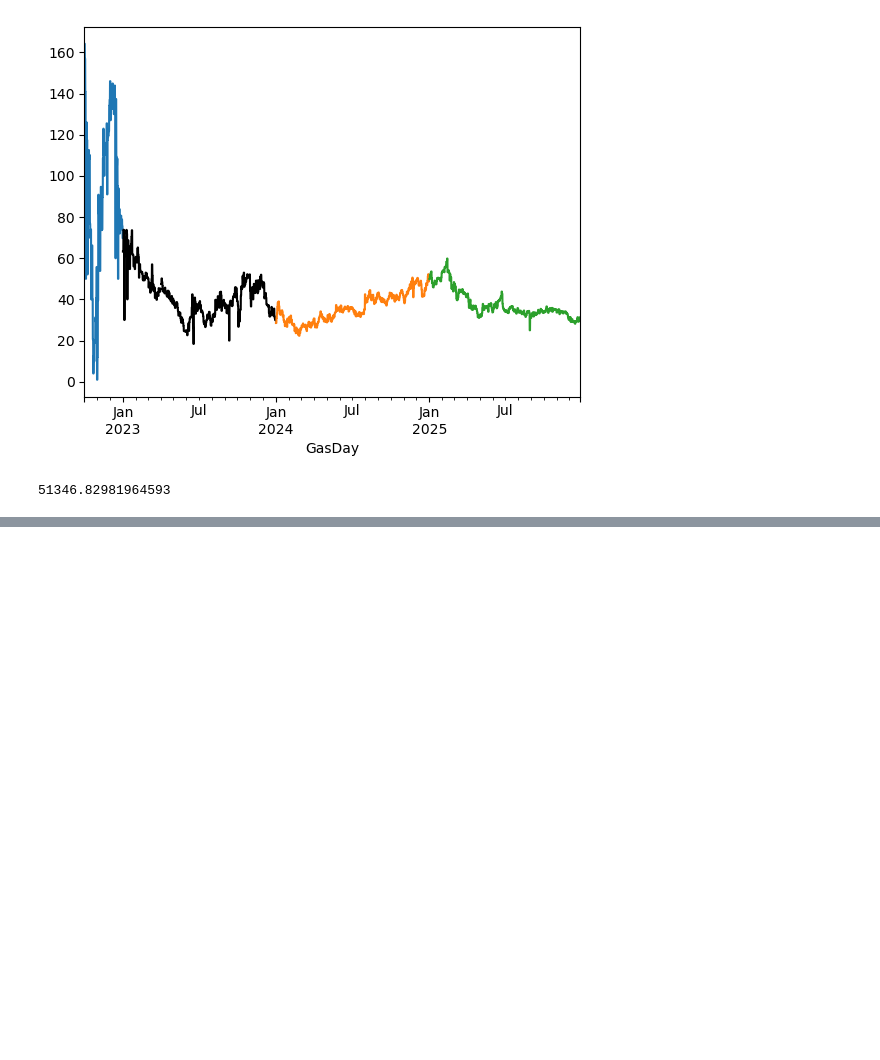
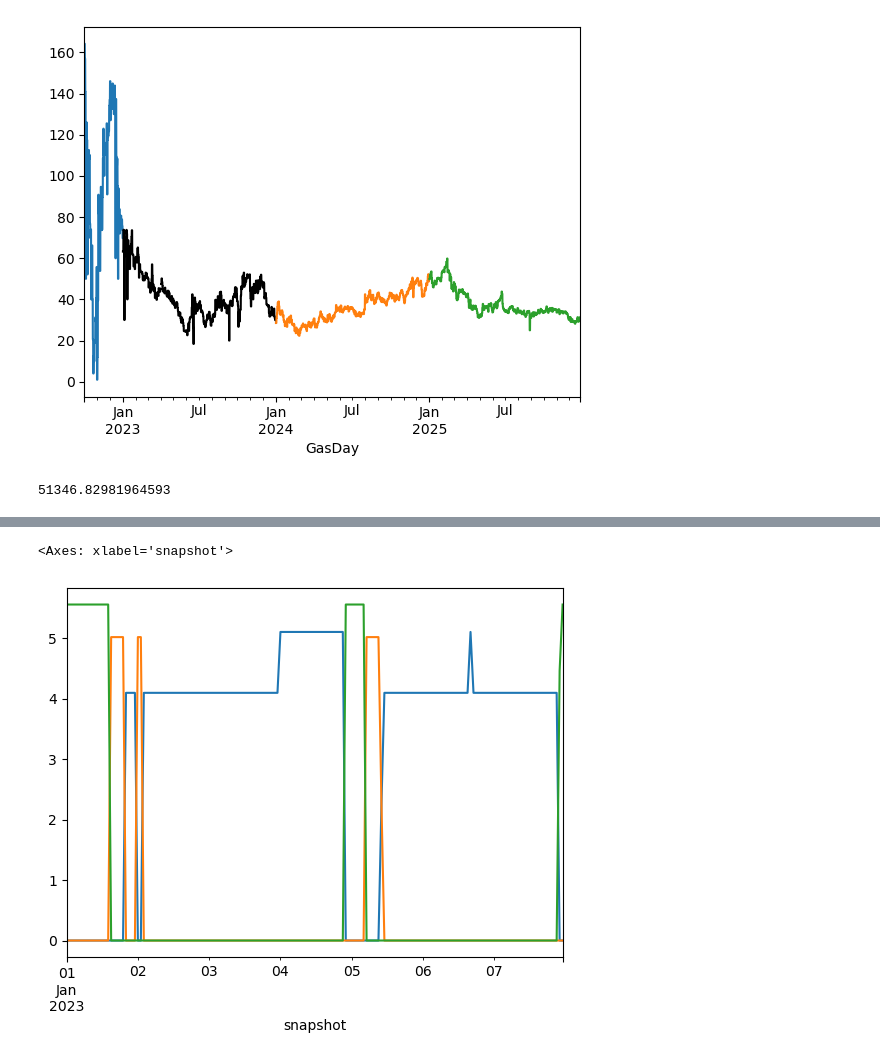
Before and after one commit to pulio12/Msc_Thesis_Greenlab_Skive, a Jupyter notebook: Test_File3.ipynb, the cells around one changed output, grey strips where cells are left out. Cells and saved outputs as stored; diff of their text form; code cells hidden in the pictures; blank space fills up the shorter version.

```diff
--- a/Test_File3.ipynb
+++ b/Test_File3.ipynb
@@ -797,0 +988,7 @@ def build_network(P_el,P_heat,CO2_tax1, CO2_tax2,p_import,p_export,year = "2023"
+# %%
+n.links_t.p0["NG boiler"][0:24*7].plot()
+n.links_t.p0["Heat_Exchanger_Rondo"][0:24*7].plot()
+n.links_t.p0["Boiler_Skive"][0:24*7].plot()
+# %% [output]
+<Axes: xlabel='snapshot'>
+[figure, added]
```
Also changed, not shown: parts of 30 cells of this notebook.
